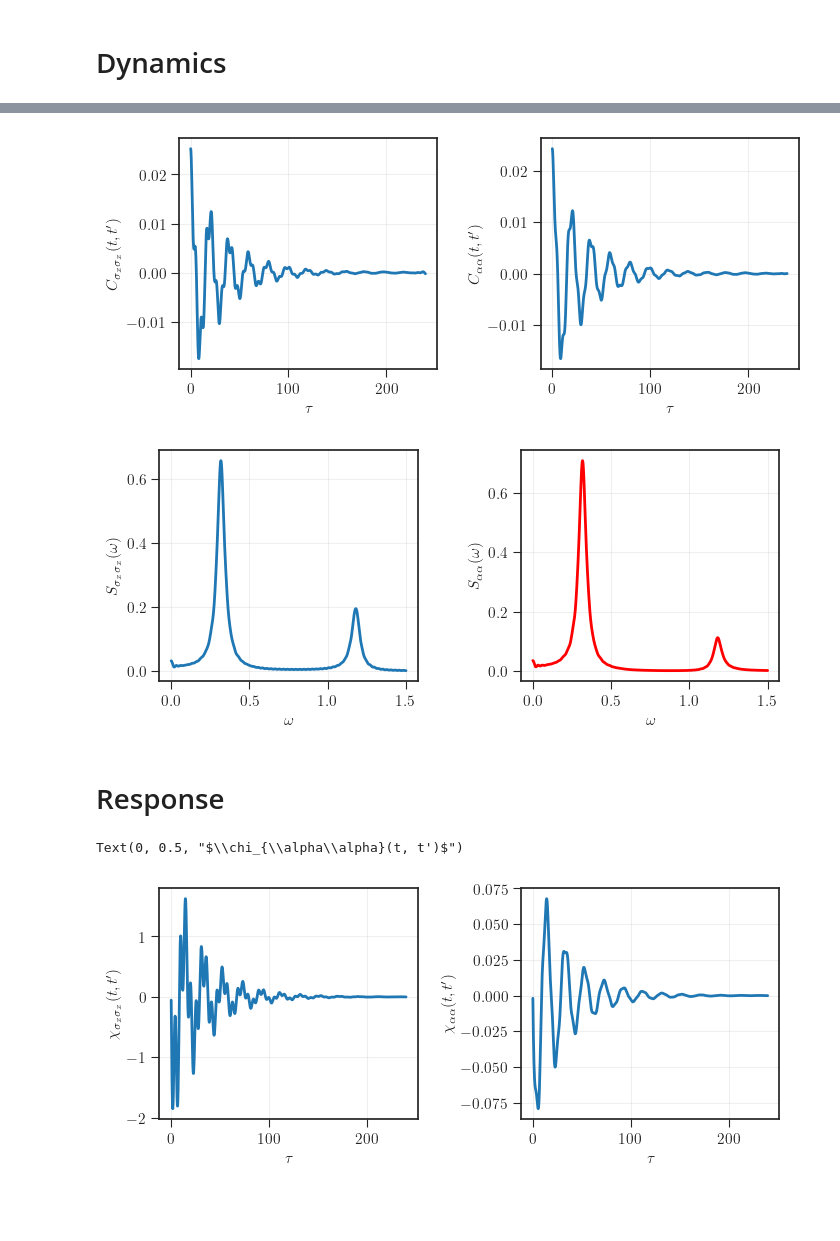
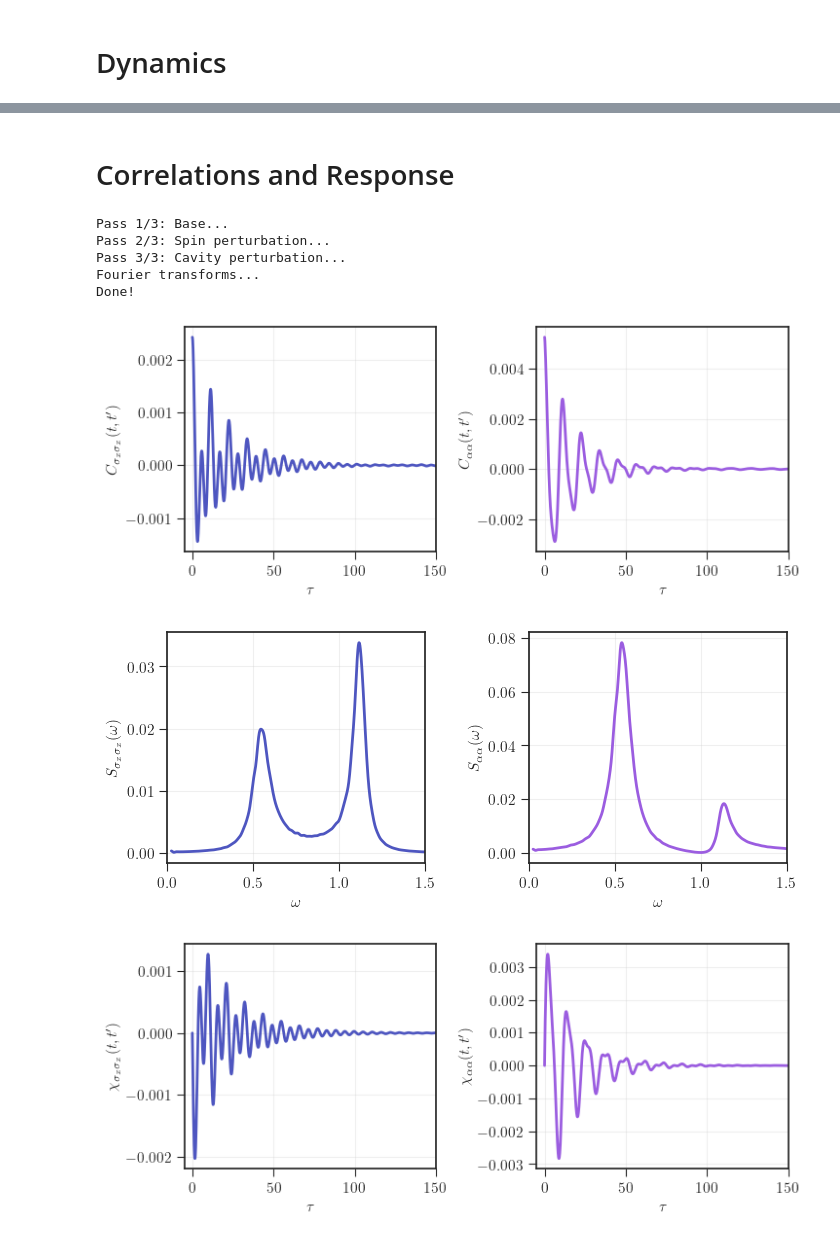
Before and after one commit to juardilag/NM_Dicke_DTWA, a Jupyter notebook: test.ipynb, the cells around one changed output, grey strips where cells are left out. Saved outputs shown, nothing was run; the diff lists cells and outputs as text; code cells hidden in the pictures; blank space fills up the shorter version.

Commit message:
new results

```diff
--- a/test.ipynb
+++ b/test.ipynb
@@ -10,32 +9,35 @@ import matplotlib.pyplot as plt
 # %%
 # Constant Parameters
 p = {
-    "n_spins": 500,
+    "n_spins": 1000,
     "omega_0": 1.0,
     "B_z": 1.0,
     "alpha": 0.05,
     "omega_c": 5.0,
     "s": 1.0,
-    "g": 0.35,
-    "T": 1.0,
+    "g": 0.25,
+    "T": 0.2,
     "initial_direction": jnp.array([0.01, 0.0, 0.99]),
-    "n_photons_initial": 0.0,  # Explicitly empty cavity (vacuum state)
-    "n_steps": 5_000,
-    "n_trajectories": 50_000,
+    "n_photons_initial": 0.0,
+    "time_steps": 5_000,
+    "frequency_steps": 5_000,
+    "n_trajectories": 10_000,
     "batch_size": 10_000
 }
 
 key=jax.random.PRNGKey(42)
-t_max = 300
+t_max = 400
 
 _, subkey = jax.random.split(key)
 dtwa_keys = jax.random.split(subkey, p['n_trajectories'])
 
 # 1. Setup
-t_grid = jnp.linspace(0, t_max, p["n_steps"])
+t_grid = jnp.linspace(0, t_max, p["time_steps"])
+dt = t_grid[1]-t_grid[0]
 # Defining the magnetic field B along Z
-B_field = jnp.zeros((p["n_steps"], 3)).at[:, 2].set(p["B_z"])
+B_field = jnp.zeros((p["time_steps"], 3)).at[:, 2].set(p["B_z"])
 j_val = p["n_spins"] / 2.0
+
 
 # --- KEY FIX ---
 # split(key) returns two keys. We unpack them to get one "fresh" subkey.
@@ -60,8 +62,8 @@ stats = run_dtwa(
     initial_direction=p["initial_direction"],
     batch_size=p['batch_size'],
     n_spins=p["n_spins"],
-    w_max=20.0,    # Default frequency grid cutoff
-    N_w=5000,      # Default frequency steps
+    w_max=2*p['omega_c'],    # Default frequency grid cutoff
+    N_w=p['frequency_steps'],      # Default frequency steps
     use_noise=True,
     use_sampling=True
 )
@@ -156,19 +102,40 @@ tau_grid_cavity = jnp.arange(len(c_tau_cavity))*dt
+# %% [markdown]
+# Correlations and Response
+# %%
+t_pulse = 150
+
+results = calculate_correlations_and_responses(
+    keys = dtwa_field_keys,
+    t_grid=t_grid,
+    p = p,
+    t_pulse = t_pulse,
+    w_max = 2*p['omega_c']
+)
+# %% [output]
+Pass 1/3: Base...
+Pass 2/3: Spin perturbation...
+Pass 3/3: Cavity perturbation...
+Fourier transforms...
+Done!
 # %%
 plt.style.use(['seaborn-v0_8-white', './style.mplstyle'])
 
 fig, ax = plt.subplots(1, 2, figsize=(8, 3))
 plt.subplots_adjust(wspace=0.4)
 
-ax[0].plot(tau_grid_spin, c_tau_spin, linewidth = 2)
+ax[0].plot(results['tau_grid'], results['C_spin'], linewidth = 2, color = '#4E56C0')
 ax[0].grid(alpha = 0.3)
 ax[0].set_xlabel(r'$\tau$')
+ax[0].set_xlim(-5, 150)
 ax[0].set_ylabel(r"$C_{\sigma_x\sigma_x}(t, t')$")
 
-ax[1].plot(tau_grid_cavity, c_tau_cavity, linewidth = 2)
+ax[1].plot(results['tau_grid'], results['C_cavity'], linewidth = 2, color = '#9B5DE0')
 ax[1].grid(alpha = 0.3)
 ax[1].set_xlabel(r'$\tau$')
+ax[1].set_xlim(-5, 150)
 ax[1].set_ylabel(r"$C_{\alpha\alpha}(t, t')$")
 
+plt.savefig('integrated_correlations.png', dpi = 300, bbox_inches='tight')
 plt.show()
 # %% [output]
-[figure, old version]
+[figure, new version]
@@ -185,18 +145,19 @@ plt.style.use(['seaborn-v0_8-white', './style.mplstyle'])
 fig, ax = plt.subplots(1, 2, figsize=(8, 3))
 plt.subplots_adjust(wspace=0.4)
 
-ax[0].plot(w_grid, S_w_spin, linewidth = 2)
+ax[0].plot(results['w_grid'], results['S_c_spin'], linewidth = 2, color = '#4E56C0')
 ax[0].grid(alpha = 0.3)
 ax[0].set_xlabel(r'$\omega$')
 ax[0].set_ylabel(r"$S_{\sigma_x\sigma_x}(\omega)$")
+ax[0].set_xlim(0, 1.5)
 
-ax[1].plot(w_grid, S_w_cavity, linewidth = 2, color = 'r')
+ax[1].plot(results['w_grid'], results['S_c_cavity'], linewidth = 2, color = '#9B5DE0')
 ax[1].grid(alpha = 0.3)
 ax[1].set_xlabel(r'$\omega$')
 ax[1].set_ylabel(r"$S_{\alpha\alpha}(\omega)$")
+ax[1].set_xlim(0, 1.5)
 
+plt.savefig('correlations_spectrum.png', dpi = 300, bbox_inches='tight')
 plt.show()
 # %% [output]
-[figure, old version]
+[figure, new version]
-# %% [markdown]
-# Response
@@ -217,21 +164,25 @@ tau_grid_resp_cavity = jnp.arange(len(chi_cav))*dt
 # %%
 plt.style.use(['seaborn-v0_8-white', './style.mplstyle'])
 
 fig, ax = plt.subplots(1, 2, figsize=(8, 3))
 plt.subplots_adjust(wspace=0.4)
 
-ax[0].plot(tau_grid_resp_spin, chi_spin, linewidth = 2)
+ax[0].plot(results['tau_grid'], results['response_spin'], linewidth = 2, color = '#4E56C0')
 ax[0].grid(alpha = 0.3)
 ax[0].set_xlabel(r'$\tau$')
+ax[0].set_xlim(-5, 150)
 ax[0].set_ylabel(r"$\chi_{\sigma_x\sigma_x}(t, t')$")
 
-ax[1].plot(tau_grid_resp_cavity, chi_cav, linewidth = 2)
+ax[1].plot(results['tau_grid'], results['response_cavity'], linewidth = 2, color = '#9B5DE0')
 ax[1].grid(alpha = 0.3)
 ax[1].set_xlabel(r'$\tau$')
+ax[1].set_xlim(-5, 150)
 ax[1].set_ylabel(r"$\chi_{\alpha\alpha}(t, t')$")
+#
+plt.savefig('responses.png', dpi = 300, bbox_inches='tight')
+plt.show()
 # %% [output]
-Text(0, 0.5, "$\\chi_{\\alpha\\alpha}(t, t')$")
-[figure, old version]
+[figure, new version]
 # %%
 plt.style.use(['seaborn-v0_8-white', './style.mplstyle'])
 
```
Also changed, not shown: parts of 19 cells of this notebook, 1 other file.
